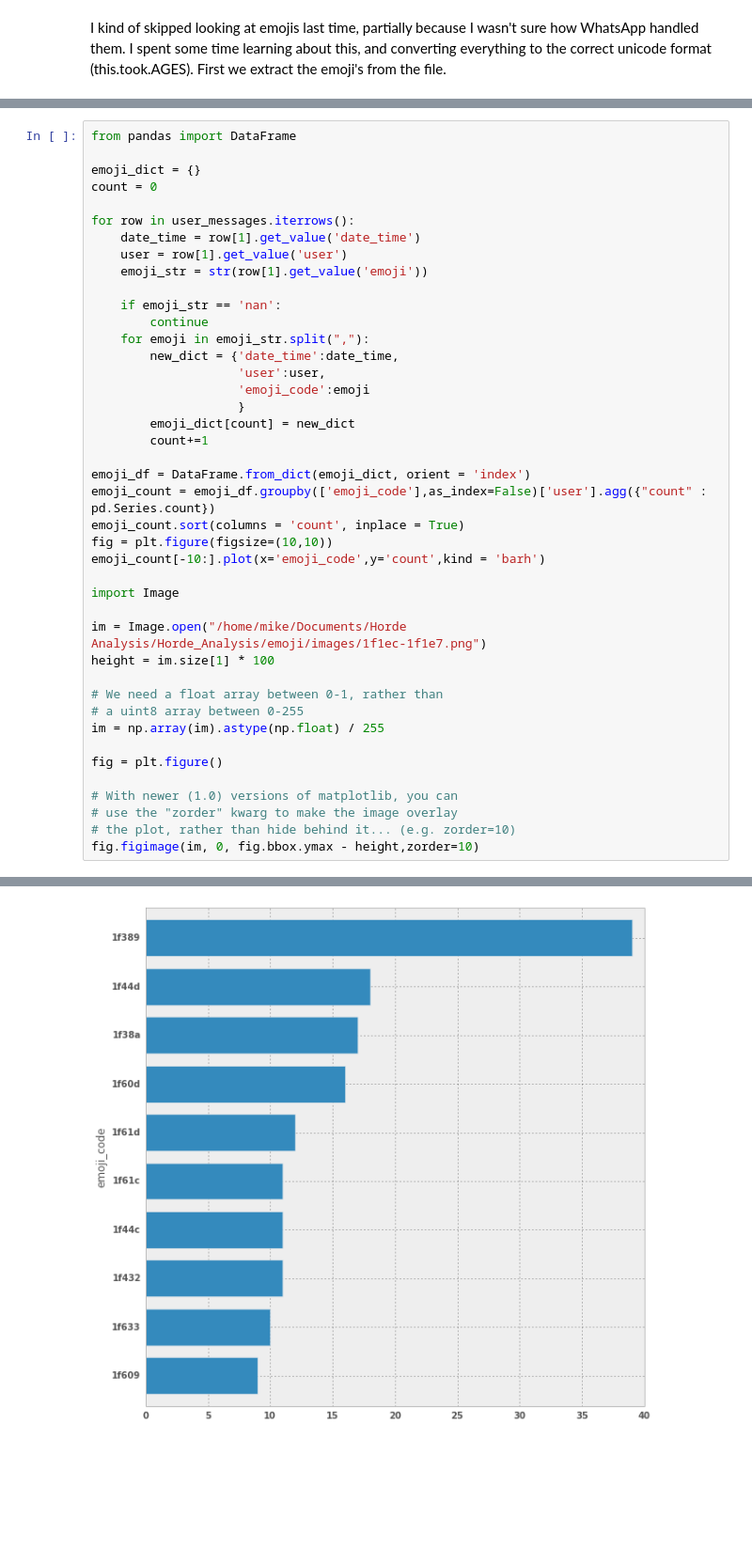
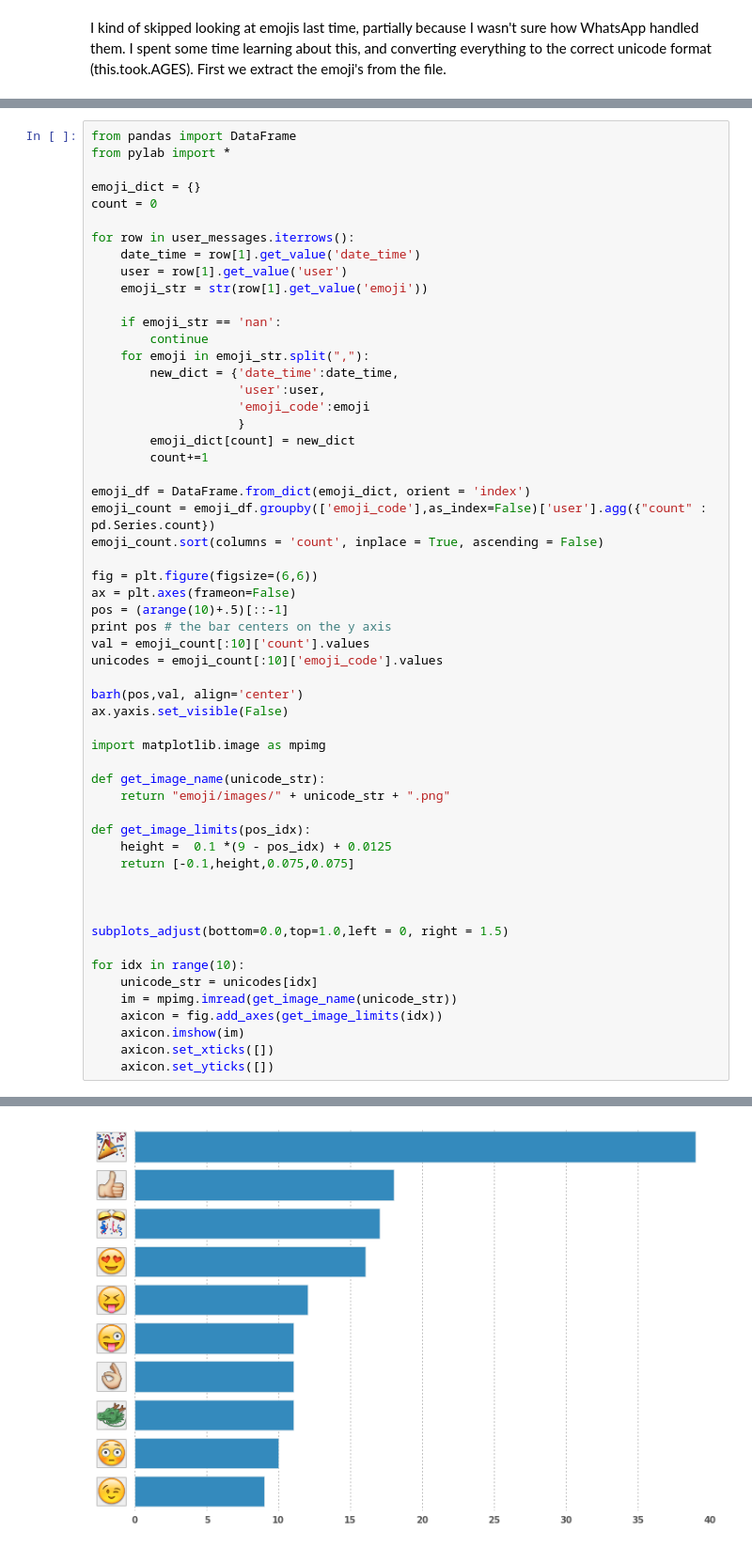
Before and after one commit to swarbrickjones/Horde_Analysis, a Jupyter notebook: horde_analysis.ipynb, the cells around one changed output, grey strips where cells are left out. Shown at 94% size. Saved outputs shown, nothing was run; the diff lists cells and outputs as text; blank space fills up the shorter version.

Commit message:
working emoji graph

```diff
--- a/horde_analysis.ipynb
+++ b/horde_analysis.ipynb
@@ -268,6 +268,7 @@ images_by_user[-10:].plot(x='user',y='image_count',kind = 'barh')
 [figure]
 # %%
 from pandas import DataFrame
+from pylab import *
 
 emoji_dict = {}
 count = 0
@@ -289,23 +290,36 @@ for row in user_messages.iterrows():
 
 emoji_df = DataFrame.from_dict(emoji_dict, orient = 'index')
 emoji_count = emoji_df.groupby(['emoji_code'],as_index=False)['user'].agg({"count" : pd.Series.count})
-emoji_count.sort(columns = 'count', inplace = True)
-fig = plt.figure(figsize=(10,10))
-emoji_count[-10:].plot(x='emoji_code',y='count',kind = 'barh')
+emoji_count.sort(columns = 'count', inplace = True, ascending = False)
 
-import Image
+fig = plt.figure(figsize=(6,6))
+ax = plt.axes(frameon=False)
+pos = (arange(10)+.5)[::-1]
+print pos # the bar centers on the y axis
+val = emoji_count[:10]['count'].values
+unicodes = emoji_count[:10]['emoji_code'].values
 
-im = Image.open("/home/mike/Documents/Horde Analysis/Horde_Analysis/emoji/images/1f1ec-1f1e7.png")
-height = im.size[1] * 100
+barh(pos,val, align='center')
+ax.yaxis.set_visible(False)
 
-# We need a float array between 0-1, rather than
-# a uint8 array between 0-255
-im = np.array(im).astype(np.float) / 255
+import matplotlib.image as mpimg
 
-fig = plt.figure()
+def get_image_name(unicode_str):
+    return "emoji/images/" + unicode_str + ".png"
 
-# With newer (1.0) versions of matplotlib, you can
-# use the "zorder" kwarg to make the image overlay
-# the plot, rather than hide behind it... (e.g. zorder=10)
-fig.figimage(im, 0, fig.bbox.ymax - height,zorder=10)
+def get_image_limits(pos_idx):
+    height =  0.1 *(9 - pos_idx) + 0.0125
+    return [-0.1,height,0.075,0.075]
+
+
+
+subplots_adjust(bottom=0.0,top=1.0,left = 0, right = 1.5)
+
+for idx in range(10):
+    unicode_str = unicodes[idx]
+    im = mpimg.imread(get_image_name(unicode_str))
+    axicon = fig.add_axes(get_image_limits(idx))
+    axicon.imshow(im)
+    axicon.set_xticks([])
+    axicon.set_yticks([])
 # %% [output]
@@ -313 +327 @@ fig.figimage(im, 0, fig.bbox.ymax - height,zorder=10)
-[figure, old version]
+[figure, new version]
```
Also changed, not shown: parts of 1 cell of this notebook.
